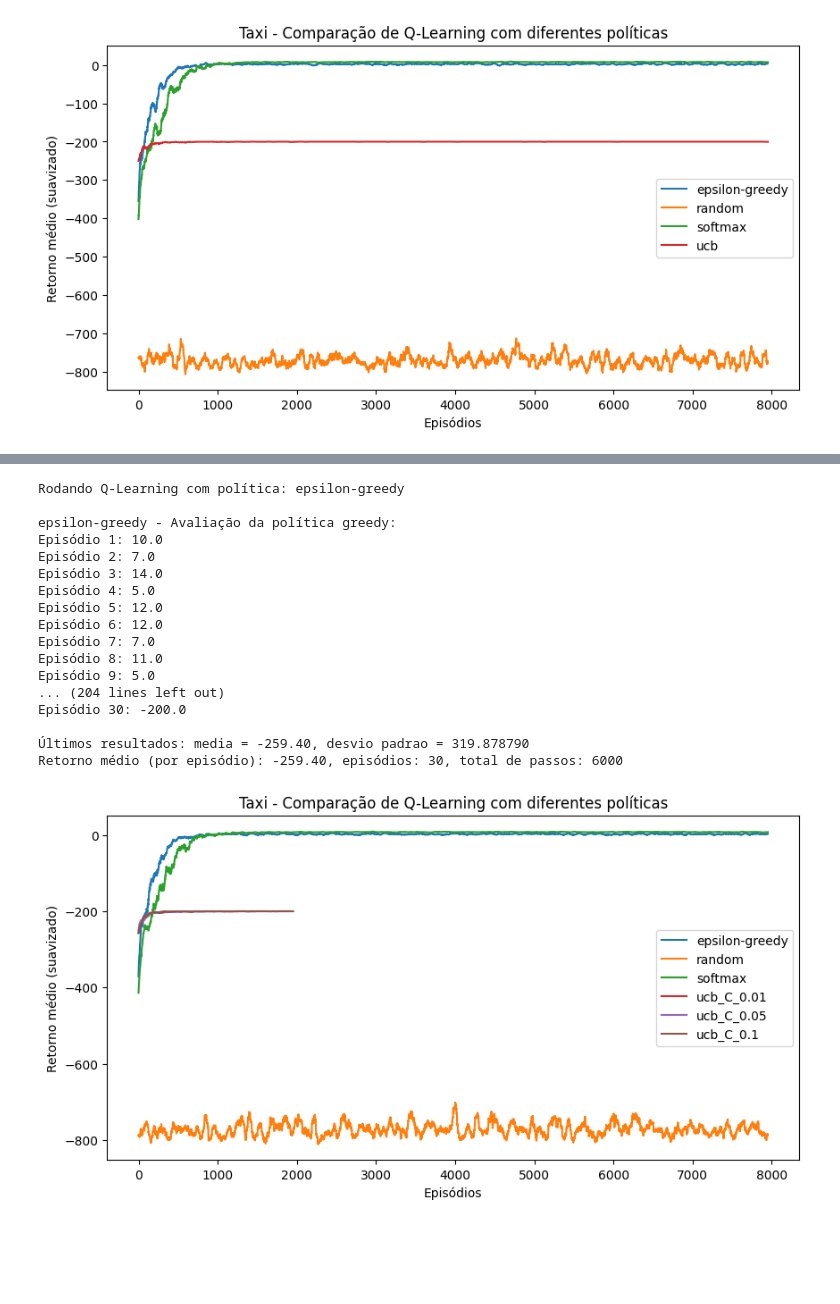
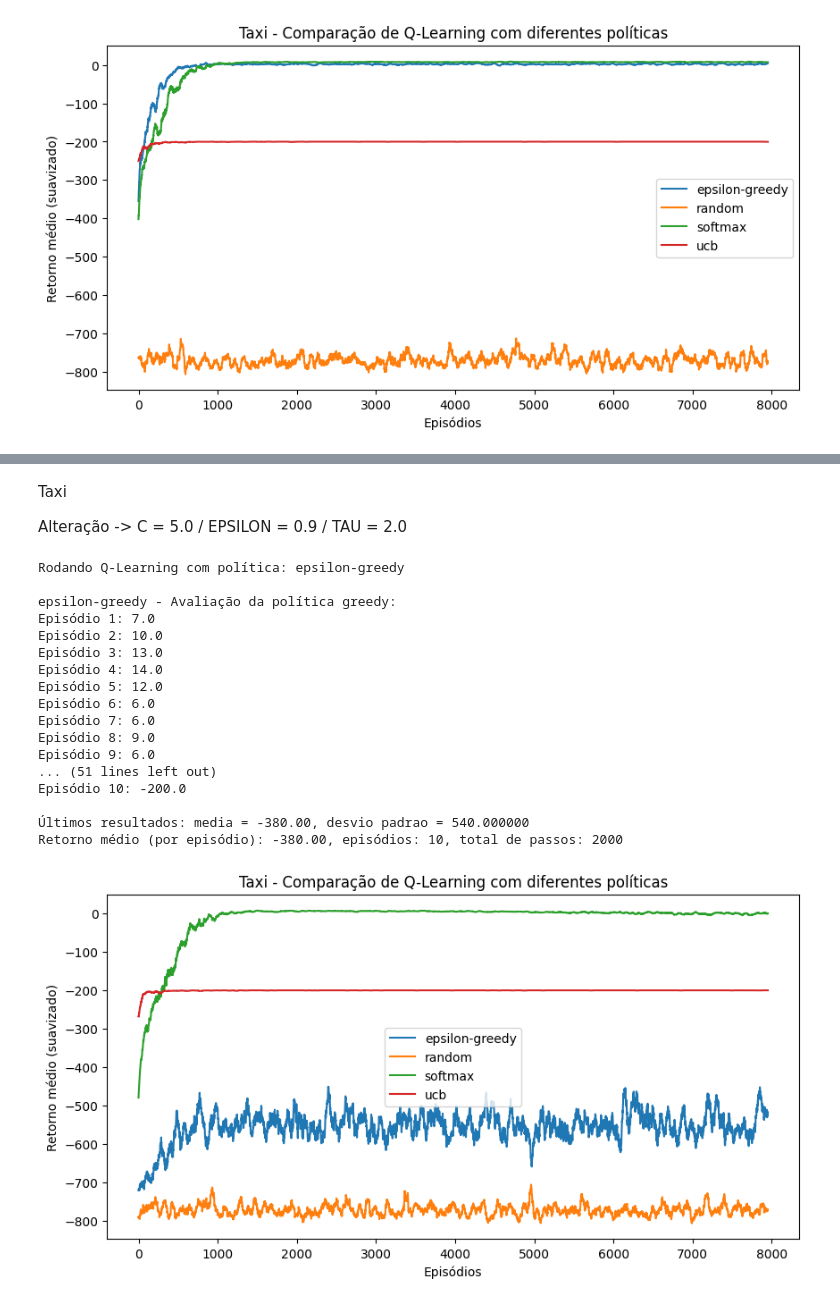
Before and after one commit to Fontesx11/AR, a Jupyter notebook: 8k_de_Políticas_de_treinamento_para_o_Q_Learning.ipynb, the cells around one changed output, grey strips where cells are left out. Drawn from its saved outputs; the diff is of its cells as text; code cells hidden in the pictures; blank space fills up the shorter version.

```diff
--- a/8k_de_Políticas_de_treinamento_para_o_Q_Learning.ipynb
+++ b/8k_de_Políticas_de_treinamento_para_o_Q_Learning.ipynb
@@ -521,6 +599,6 @@ Aumento do número de episódios de avaliação para 30 em vez de 10 para obter
 # %%
 # -----------------
-# EXPERIMENTO 3: Taxi
+# EXPERIMENTO 1: Taxi
 # -----------------
 
 # Definição do ambiente e dos hiperparâmetros do treinamento
@@ -530,7 +608,7 @@ LR = 0.2  # Taxa de aprendizado (learning rate)
 GAMMA = 0.95  # Fator de desconto para recompensas futuras
 EPSILON = 0.1  # Probabilidade de exploração para a política epsilon-greedy
 TAU = 1.0  # Parâmetro de temperatura para a política Softmax
-C = 0.1  # Parâmetro de exploração para a política UCB (ajustado para menor valor)
+C = 1.0  # Parâmetro de exploração para a política UCB
 
 # Criação do ambiente
 env = gym.make(ENV_NAME)
@@ -546,18 +624,15 @@ test_returns = {}  # Armazena os retornos médios durante a avaliação
 for policy in policies:
     print(f"\nRodando Q-Learning com política: {policy}")
 
-    # Reduzir o número de episódios para a política UCB inicialmente
-    if policy == 'ucb':
-        train_rewards, Q = run_qlearning(env, EPISODES // 2, LR, GAMMA, policy, EPSILON, TAU, C)
-    else:
-        train_rewards, Q = run_qlearning(env, EPISODES, LR, GAMMA, policy, EPSILON, TAU, C)
+    # Treina o agente usando a política especificada
+    train_rewards, Q = run_qlearning(env, EPISODES, LR, GAMMA, policy, EPSILON, TAU, C)
 
     # Armazena os resultados do treinamento
     results[policy] = train_rewards
 
     # Avalia a política aprendida usando a estratégia greedy
     print(f"\n{policy} - Avaliação da política greedy:")
-    test_returns[policy] = evaluate_policy(env, Q, episodes=30)  # Aumenta o número de episódios de avaliação
+    test_returns[policy] = evaluate_policy(env, Q)
 
 # -----------------
 # PLOTAGEM DOS RESULTADOS
@@ -605,3 +749,7 @@ Aumento do número de episódios de avaliação para 30 para todas as políticas
+# %% [markdown]
+Taxi
+
+Alteração -> C = 5.0 / EPSILON = 0.9 / TAU = 2.0
 # %%
 # -----------------
 # EXPERIMENTO 3: Taxi
@@ -612,9 +760,9 @@ ENV_NAME = "Taxi-v3"  # Nome do ambiente do Gymnasium
 EPISODES = 8000  # Número de episódios de treinamento
 LR = 0.2  # Taxa de aprendizado (learning rate)
 GAMMA = 0.95  # Fator de desconto para recompensas futuras
-EPSILON = 0.1  # Probabilidade de exploração para a política epsilon-greedy
-TAU = 1.0  # Parâmetro de temperatura para a política Softmax
-C_values = [0.01, 0.05, 0.1]  # Diferentes valores de C para a política UCB
+EPSILON = 0.9  # Probabilidade de exploração para a política epsilon-greedy
+TAU = 2.0  # Parâmetro de temperatura para a política Softmax
+C = 5.0  # Parâmetro de exploração para a política UCB
 
 # Criação do ambiente
 env = gym.make(ENV_NAME)
@@ -624,61 +772,54 @@ policies = ['epsilon-greedy', 'random', 'softmax', 'ucb']
 
 # Dicionários para armazenar os resultados do treinamento e dos testes
 results = {}  # Armazena os retornos acumulados durante o treinamento
 test_returns = {}  # Armazena os retornos médios durante a avaliação
 
 # Loop para treinar e avaliar Q-Learning com cada política
 for policy in policies:
     print(f"\nRodando Q-Learning com política: {policy}")
 
-    # Reduzir ainda mais o número de episódios para a política UCB e testar diferentes valores de C
-    if policy == 'ucb':
-        for C in C_values:
-            print(f"Testando política UCB com C = {C}")
-            train_rewards, Q = run_qlearning(env, EPISODES // 4, LR, GAMMA, policy, EPSILON, TAU, C)
-            results[f"{policy}_C_{C}"] = train_rewards
-            print(f"\n{policy} - Avaliação da política greedy com C = {C}:")
-            test_returns[f"{policy}_C_{C}"] = evaluate_policy(env, Q, episodes=30)  # Aumenta o número de episódios de avaliação
-    else:
-        train_rewards, Q = run_qlearning(env, EPISODES, LR, GAMMA, policy, EPSILON, TAU, C_values[0])
-        results[policy] = train_rewards
-        print(f"\n{policy} - Avaliação da política greedy:")
-        test_returns[policy] = evaluate_policy(env, Q, episodes=30)  # Aumenta o número de episódios de avaliação
+    # Treina o agente usando a política especificada
+    train_rewards, Q = run_qlearning(env, EPISODES, LR, GAMMA, policy, EPSILON, TAU, C)
+
+    # Armazena os resultados do treinamento
+    results[policy] = train_rewards
+
+    # Avalia a política aprendida usando a estratégia greedy
+    print(f"\n{policy} - Avaliação da política greedy:")
+    test_returns[policy] = evaluate_policy(env, Q)
 
 # -----------------
 # PLOTAGEM DOS RESULTADOS
 # -----------------
 
 # Cria um gráfico para visualizar o desempenho das diferentes políticas
 plt.figure(figsize=(10, 5))
 
 for policy in policies:
-    if policy == 'ucb':
-        for C in C_values:
-            plt.plot(np.convolve(results[f"{policy}_C_{C}"], np.ones(50)/50, mode='valid'), label=f"{policy}_C_{C}")
-    else:
-        plt.plot(np.convolve(results[policy], np.ones(50)/50, mode='valid'), label=policy)
+    # Suaviza os retornos usando uma média móvel (janela de 50 episódios)
+    plt.plot(np.convolve(results[policy], np.ones(50)/50, mode='valid'), label=policy)
 
 plt.xlabel("Episódios")  # Rótulo do eixo X
 plt.ylabel("Retorno médio (suavizado)")  # Rótulo do eixo Y
 plt.title("Taxi - Comparação de Q-Learning com diferentes políticas")  # Título do gráfico
 plt.legend()  # Adiciona a legenda para identificar as políticas
 plt.show()  # Exibe o gráfico
 # %% [output]
 Rodando Q-Learning com política: epsilon-greedy
 
 epsilon-greedy - Avaliação da política greedy:
-Episódio 1: 10.0
-Episódio 2: 7.0
-Episódio 3: 14.0
-Episódio 4: 5.0
+Episódio 1: 7.0
+Episódio 2: 10.0
+Episódio 3: 13.0
+Episódio 4: 14.0
 Episódio 5: 12.0
-Episódio 6: 12.0
-Episódio 7: 7.0
-Episódio 8: 11.0
-Episódio 9: 5.0
-... (204 lines left out)
-Episódio 30: -200.0
+Episódio 6: 6.0
+Episódio 7: 6.0
+Episódio 8: 9.0
+Episódio 9: 6.0
+... (51 lines left out)
+Episódio 10: -200.0
 
-Últimos resultados: media = -259.40, desvio padrao = 319.878790
-Retorno médio (por episódio): -259.40, episódios: 30, total de passos: 6000
+Últimos resultados: media = -380.00, desvio padrao = 540.000000
+Retorno médio (por episódio): -380.00, episódios: 10, total de passos: 2000
-[figure, old version]
+[figure, new version]
```
Also changed, not shown: parts of 32 cells of this notebook.
